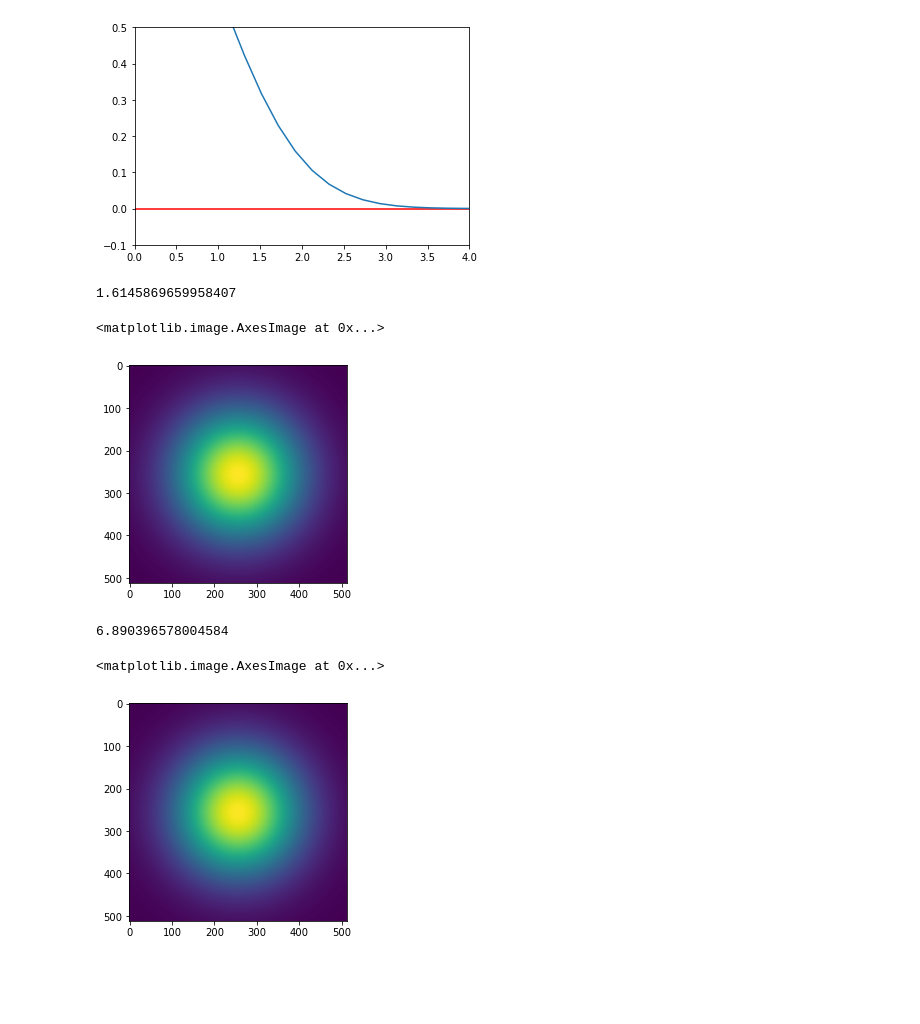
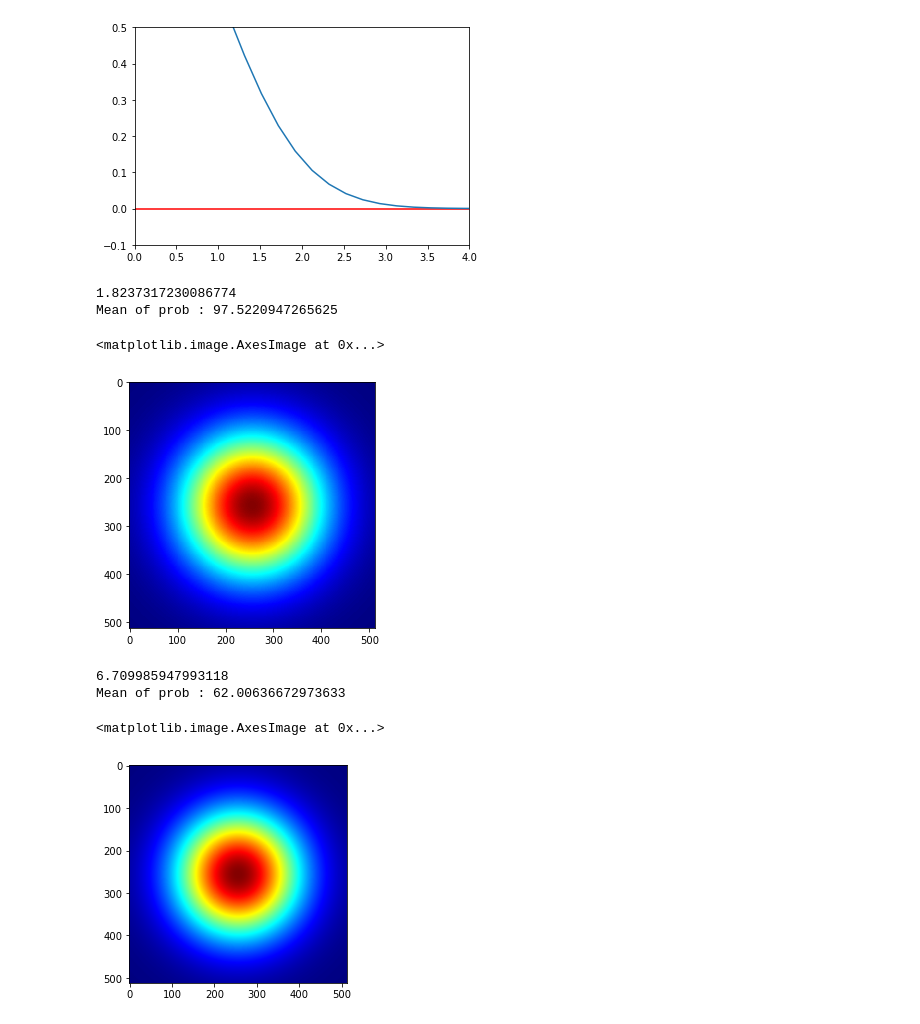
Before and after one commit to Peperoni-quatro-pizza/craft_seongtaek, a Jupyter notebook: Gaussian.ipynb, the cells around one changed output. Drawn from its saved outputs; the diff is of its cells as text; code cells hidden in the pictures; blank space fills up the shorter version.

```diff
--- a/Gaussian.ipynb
+++ b/Gaussian.ipynb
@@ -25,6 +25,7 @@ plt.plot(x,scaled_y , label = 'scaled')
 [figure]
 # %%
 import cv2
+from skimage import io
 import timeit
 import numpy as np
 from math import exp, sqrt, pi
@@ -40,48 +41,61 @@ img_size = 512
 center = img_size/2
 thred = 3.5
 
 #l2 norm
 def l2_norm_(x1, x2=np.array([img_size/2 , img_size/2])):
     return np.linalg.norm(x1-x2)
 
 #vectorize
 vec_standardGaussian = np.vectorize(standardGaussian)
 vec_scaledGaussian = np.vectorize(scaledGaussian)
 
 start_time = timeit.default_timer()
 
 #GrayScale Image generation -> data type uint8
 isotropic_Gray_Image = np.zeros((img_size, img_size), np.float32)
 for x in range(img_size):
     for y in range(img_size):
        isotropic_Gray_Image[x][y] = np.linalg.norm(np.array([x-center , y-center]))
 
 
 isotropic_Gray_Image /= np.max(isotropic_Gray_Image)
 isotropic_Gray_Image *= thred
 
-GM = vec_scaledGaussian(isotropic_Gray_Image)
+
+sample = vec_scaledGaussian(isotropic_Gray_Image)
+np.save('/root/craft_re/sample_image/gaussian_heatmap/sample_heatmap.npy' , sample)
+
+GM = vec_scaledGaussian(isotropic_Gray_Image)*255
+GM = GM.astype(np.uint8)
+GM = cv2.applyColorMap(GM,cv2.COLORMAP_JET)
+
+#cv2 : BGR, plt : RGB -> 조심조심
+GM = cv2.cvtColor(GM, cv2.COLOR_BGR2RGB)
+
 
 terminate_time = timeit.default_timer()
 
 print(terminate_time - start_time)
+print('Mean of prob : {}'.format(np.mean(GM.flatten())))
 
-plt.imshow(GM)
+#sample heatmap
+#io.imsave('/root/craft_re/sample_image/gaussian_heatmap/sample_heatmap.jpg' , GM)
+io.imshow(GM)
 # %% [output]
-1.6145869659958407
+1.8237317230086774
+Mean of prob : 97.5220947265625
 <matplotlib.image.AxesImage at 0x...>
-[figure, old version]
+[figure, new version]
 # %%
 import cv2
 import numpy as np
 from math import exp
 
-# Probability as a function of distance from the center derived
-# from a gaussian distribution with mean = 0 and stdv = 1
 scaledGaussian = lambda x : exp(-(1/2)*(x**2))
 
 
 imgSize = 512
+thred_ = 2.5
 isotropicGrayscaleImage = np.zeros((imgSize,imgSize),np.uint8)
 
 s = timeit.default_timer()
@@ -89,25 +103,24 @@ s = timeit.default_timer()
 for i in range(imgSize):
   for j in range(imgSize):
 
-    # find euclidian distance from center of image (imgSize/2,imgSize/2)
-    # and scale it to range of 0 to 2.5 as scaled Gaussian
-    # returns highest probability for x=0 and approximately
-    # zero probability for x > 2.5
-
     distanceFromCenter = np.linalg.norm(np.array([i-imgSize/2,j-imgSize/2]))
-    distanceFromCenter = 2.5*distanceFromCenter/(imgSize/2)
+    distanceFromCenter = thred_*distanceFromCenter/(imgSize/2)
     scaledGaussianProb = scaledGaussian(distanceFromCenter)
     isotropicGrayscaleImage[i,j] = np.clip(scaledGaussianProb*255,0,255)
-
+    #isotropicGrayscaleImage[i,j] = scaledGaussianProb
 t = timeit.default_timer()
 
 
 # Convert Grayscale to HeatMap Using Opencv
-#isotropicGaussianHeatmapImage = cv2.applyColorMap(isotropicGrayscaleImage,cv2.COLORMAP_JET)
+isotropicGaussianHeatmapImage = cv2.applyColorMap(isotropicGrayscaleImage,cv2.COLORMAP_JET)
+isotropicGaussianHeatmapImage = cv2.cvtColor(isotropicGaussianHeatmapImage, cv2.COLOR_BGR2RGB)
+
 
 print(t-s)
-plt.imshow(isotropicGrayscaleImage)
+print('Mean of prob : {}'.format(np.mean(isotropicGrayscaleImage.flatten())))
+plt.imshow(isotropicGaussianHeatmapImage)
 # %% [output]
-6.890396578004584
+6.709985947993118
+Mean of prob : 62.00636672973633
 <matplotlib.image.AxesImage at 0x...>
-[figure, old version]
+[figure, new version]
```
Also changed, not shown: 3 other files.
